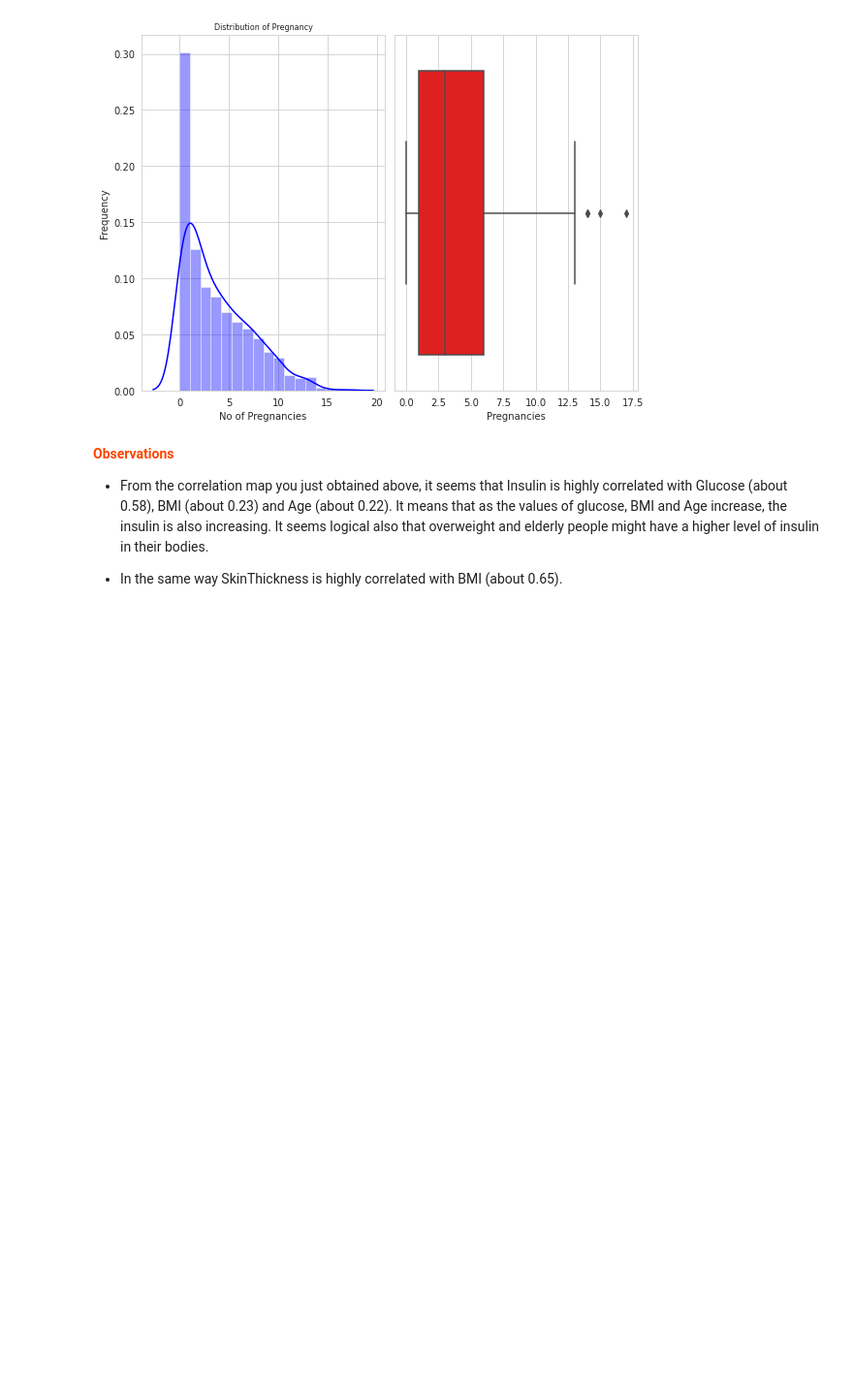
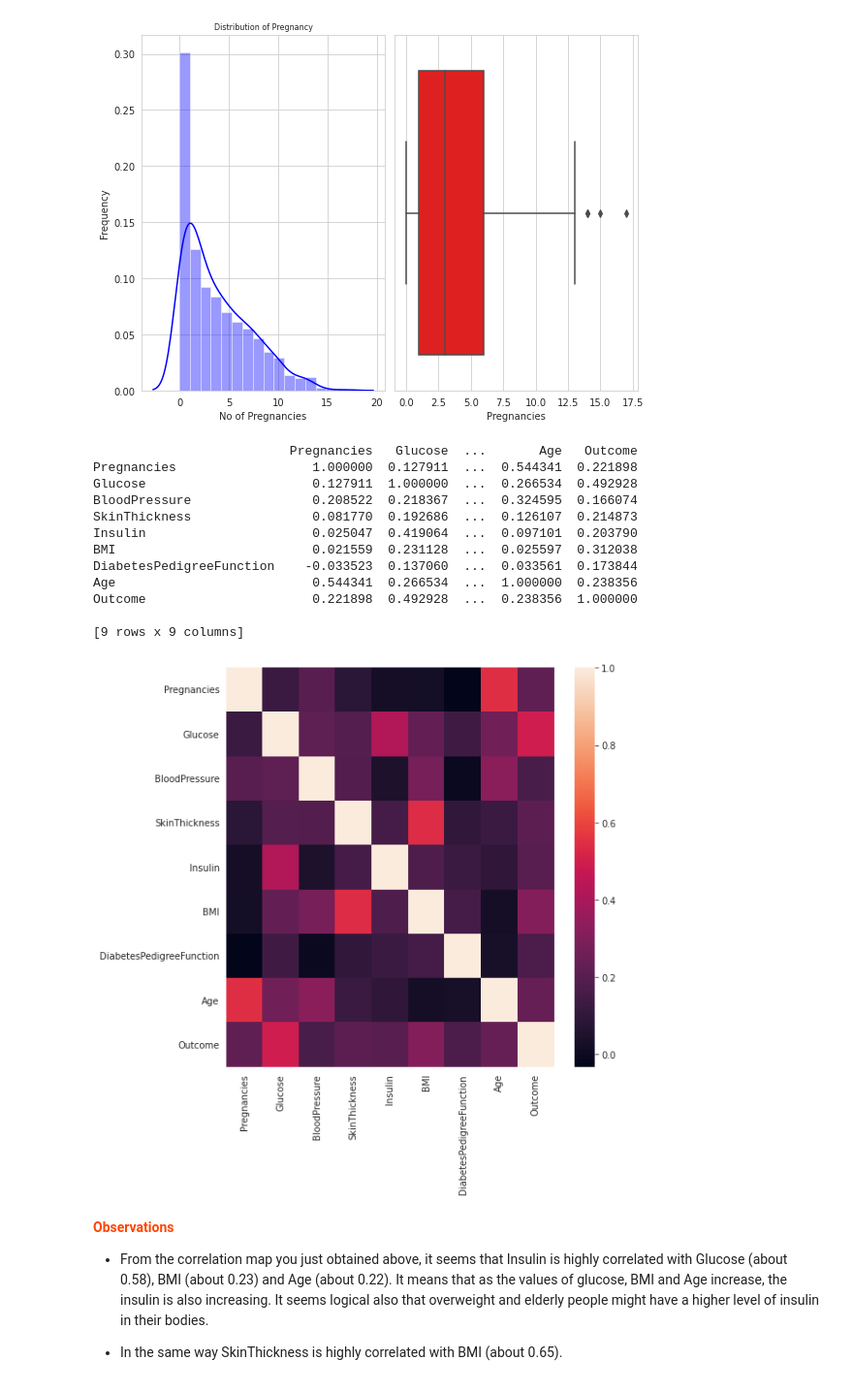
Before and after one commit to kowsiknd/FMML-Labs, a Jupyter notebook: Project_FMML_CLF1.ipynb, the cells around one changed output. Shown at 97% size. Cells and saved outputs as stored; diff of their text form; code cells hidden in the pictures; blank space fills up the shorter version.

```diff
--- a/Project_FMML_CLF1.ipynb
+++ b/Project_FMML_CLF1.ipynb
@@ -118,7 +118,29 @@ plt.tight_layout()
 # %%
 ## TASK-1 :
 ## Find out the "Correlation" between the different attributes present in the data.
 ## Also plot a heatmap (refer Seaborn documentation) for the correlation values obtained.
+
+correlation = diabetes_data.corr()
+print(correlation)
+
+# Heatmap
+plt.figure(figsize=(8, 8))
+ax = sns.heatmap(correlation)
+plt.show()
+# %% [output]
+                          Pregnancies   Glucose  ...       Age   Outcome
+Pregnancies                  1.000000  0.127911  ...  0.544341  0.221898
+Glucose                      0.127911  1.000000  ...  0.266534  0.492928
+BloodPressure                0.208522  0.218367  ...  0.324595  0.166074
+SkinThickness                0.081770  0.192686  ...  0.126107  0.214873
+Insulin                      0.025047  0.419064  ...  0.097101  0.203790
+BMI                          0.021559  0.231128  ...  0.025597  0.312038
+DiabetesPedigreeFunction    -0.033523  0.137060  ...  0.033561  0.173844
+Age                          0.544341  0.266534  ...  1.000000  0.238356
+Outcome                      0.221898  0.492928  ...  0.238356  1.000000
+
+[9 rows x 9 columns]
+[figure, added]
 # %% [markdown]
 <p style="font-weight: bold;color:#FF4500"><b>Observations</b></p>
 
```
Also changed, not shown: parts of 34 cells of this notebook.
